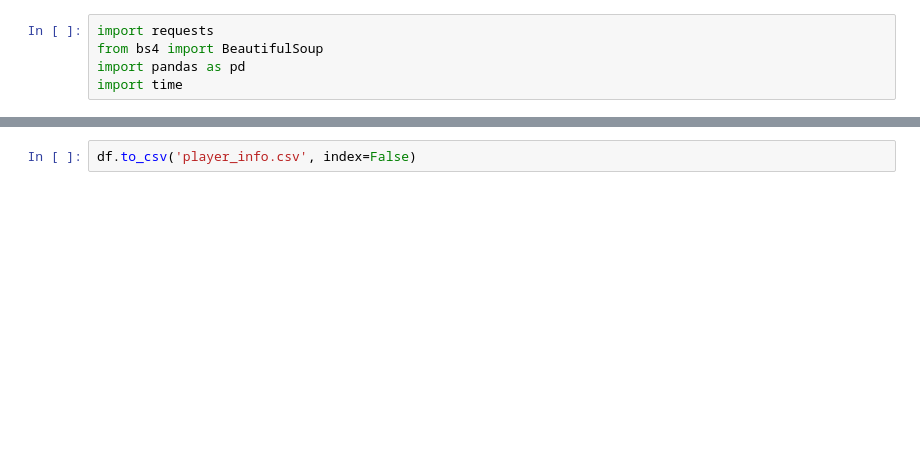
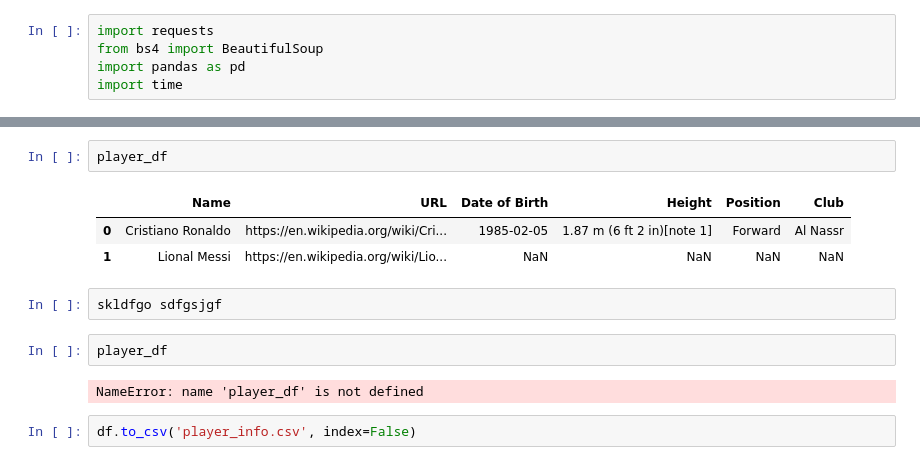
Before and after one commit to Gaurav135472/fifa_world_cupdata, a Jupyter notebook: fifa_data_scraping3.ipynb, the cells around one changed output, grey strips where cells are left out. Drawn from its saved outputs; the diff is of its cells as text; blank space fills up the shorter version.

```diff
--- a/fifa_data_scraping3.ipynb
+++ b/fifa_data_scraping3.ipynb
@@ -101,2 +268,14 @@ df.head()
+# %%
+player_df
+# %% [output]
+|  | Name | URL | Date of Birth | Height | Position | Club |
+| 0 | Cristiano Ronaldo | https://en.wikipedia.org/wiki/Cri... | 1985-02-05 | 1.87 m (6 ft 2 in)[note 1] | Forward | Al Nassr |
+| 1 | Lional Messi | https://en.wikipedia.org/wiki/Lio... | NaN | NaN | NaN | NaN |
+# %%
+skldfgo sdfgsjgf
+# %%
+player_df
+# %% [output]
+NameError: name 'player_df' is not defined
 # %%
 df.to_csv('player_info.csv', index=False)
```
Also changed, not shown: parts of 11 cells of this notebook, 3 other files.
